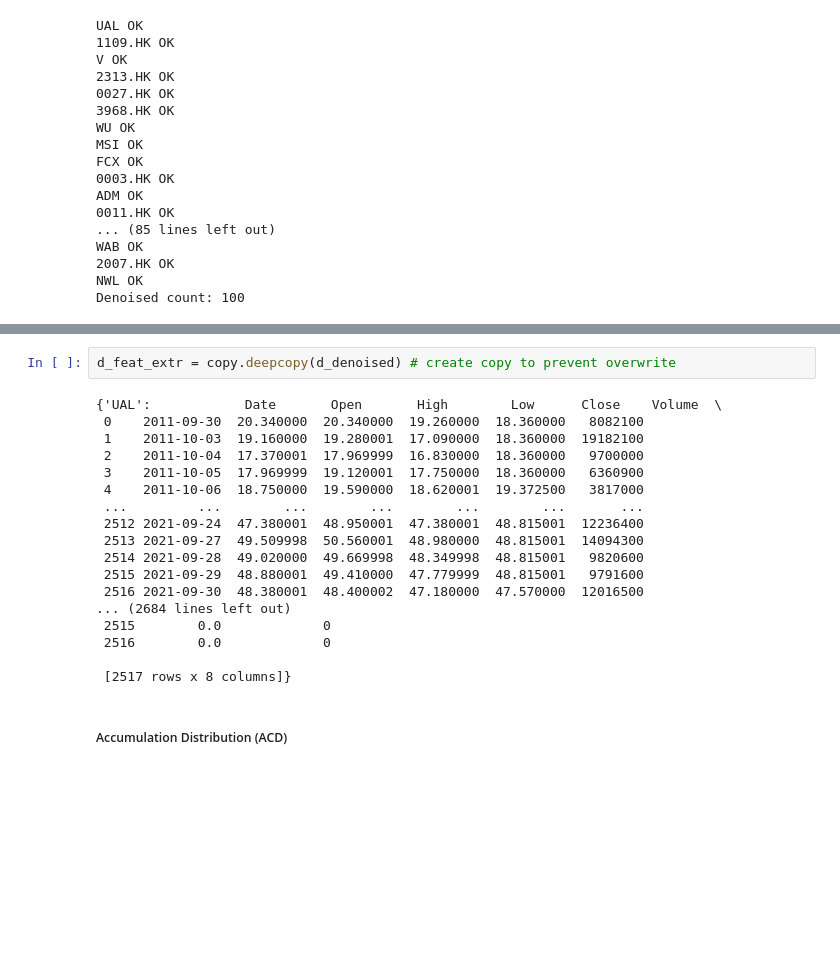
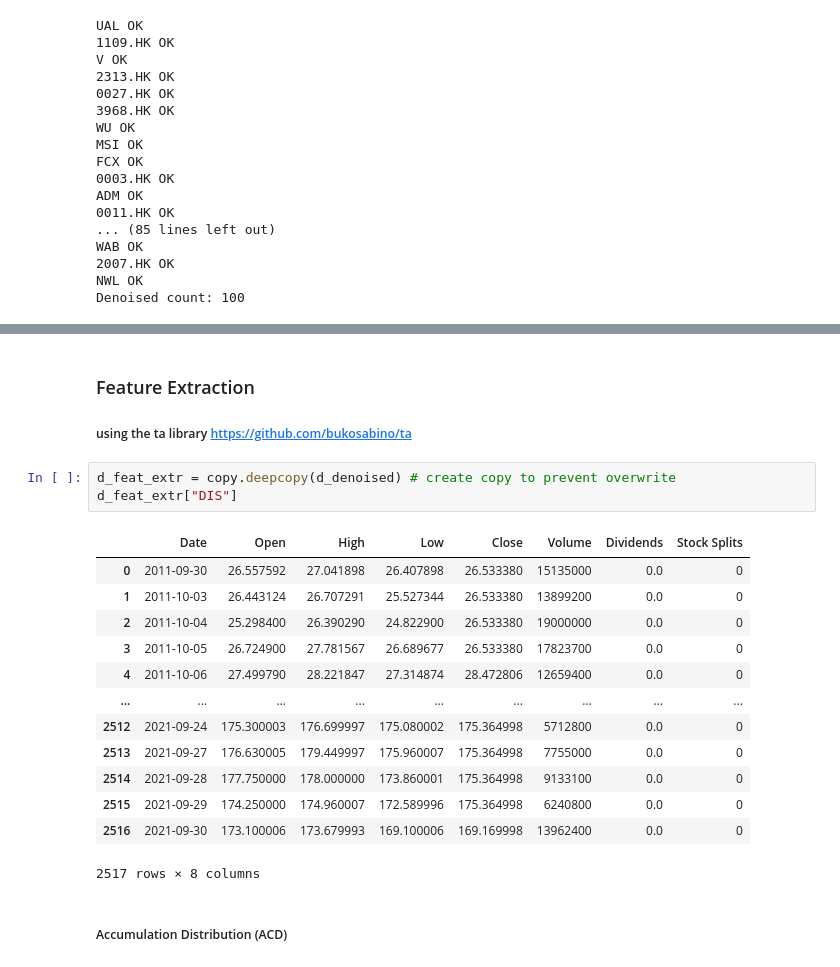
Before and after one commit to wilsonvolker/comparative-study-bgru-gan-model, a Jupyter notebook: 2. Data Processing.ipynb, the cells around one changed output, grey strips where cells are left out. Saved outputs shown, nothing was run; the diff lists cells and outputs as text; blank space fills up the shorter version.

```diff
--- a/2. Data Processing.ipynb
+++ b/2. Data Processing.ipynb
@@ -242,22 +237,22 @@ plt.show()
+# %% [markdown]
+### Feature Extraction
+##### using the ta library https://github.com/bukosabino/ta
 # %%
 d_feat_extr = copy.deepcopy(d_denoised) # create copy to prevent overwrite
+d_feat_extr["DIS"]
 # %% [output]
+|  | Date | Open | High | Low | Close | Volume | Dividends | Stock Splits |
+| 0 | 2011-09-30 | 26.557592 | 27.041898 | 26.407898 | 26.533380 | 15135000 | 0.0 | 0 |
+| 1 | 2011-10-03 | 26.443124 | 26.707291 | 25.527344 | 26.533380 | 13899200 | 0.0 | 0 |
+| 2 | 2011-10-04 | 25.298400 | 26.390290 | 24.822900 | 26.533380 | 19000000 | 0.0 | 0 |
+| 3 | 2011-10-05 | 26.724900 | 27.781567 | 26.689677 | 26.533380 | 17823700 | 0.0 | 0 |
+| 4 | 2011-10-06 | 27.499790 | 28.221847 | 27.314874 | 28.472806 | 12659400 | 0.0 | 0 |
+| ... | ... | ... | ... | ... | ... | ... | ... | ... |
+| 2512 | 2021-09-24 | 175.300003 | 176.699997 | 175.080002 | 175.364998 | 5712800 | 0.0 | 0 |
+| 2513 | 2021-09-27 | 176.630005 | 179.449997 | 175.960007 | 175.364998 | 7755000 | 0.0 | 0 |
+| 2514 | 2021-09-28 | 177.750000 | 178.000000 | 173.860001 | 175.364998 | 9133100 | 0.0 | 0 |
+| 2515 | 2021-09-29 | 174.250000 | 174.960007 | 172.589996 | 175.364998 | 6240800 | 0.0 | 0 |
+| 2516 | 2021-09-30 | 173.100006 | 173.679993 | 169.100006 | 169.169998 | 13962400 | 0.0 | 0 |
-{'UAL':            Date       Open       High        Low      Close    Volume  \
- 0    2011-09-30  20.340000  20.340000  19.260000  18.360000   8082100
- 1    2011-10-03  19.160000  19.280001  17.090000  18.360000  19182100
- 2    2011-10-04  17.370001  17.969999  16.830000  18.360000   9700000
- 3    2011-10-05  17.969999  19.120001  17.750000  18.360000   6360900
- 4    2011-10-06  18.750000  19.590000  18.620001  19.372500   3817000
- ...         ...        ...        ...        ...        ...       ...
- 2512 2021-09-24  47.380001  48.950001  47.380001  48.815001  12236400
- 2513 2021-09-27  49.509998  50.560001  48.980000  48.815001  14094300
- 2514 2021-09-28  49.020000  49.669998  48.349998  48.815001   9820600
- 2515 2021-09-29  48.880001  49.410000  47.779999  48.815001   9791600
- 2516 2021-09-30  48.380001  48.400002  47.180000  47.570000  12016500
-... (2684 lines left out)
- 2515        0.0             0
- 2516        0.0             0
-
- [2517 rows x 8 columns]}
+2517 rows × 8 columns
 # %% [markdown]
 ##### Accumulation Distribution (ACD)
```
Also changed, not shown: parts of 10 cells of this notebook, 13 other files.
